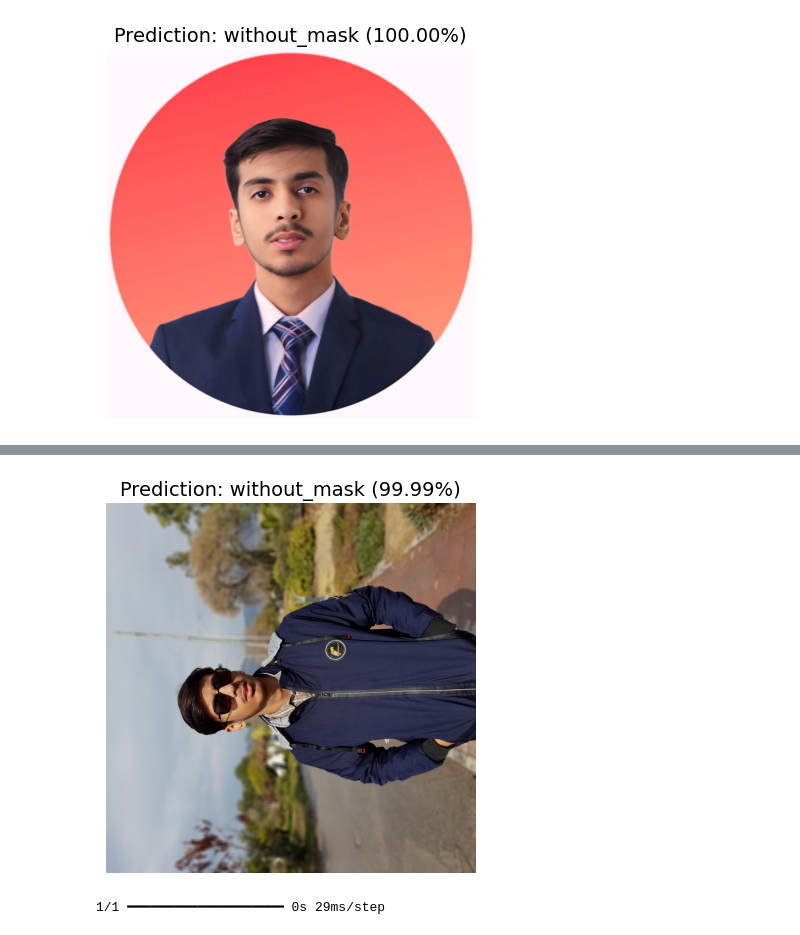
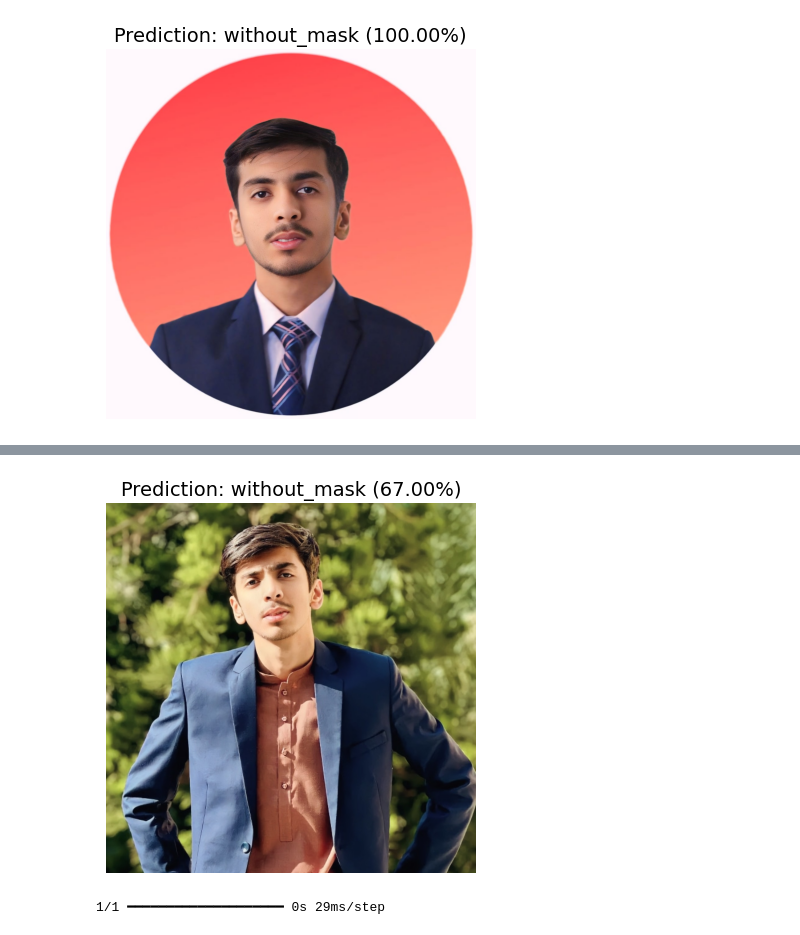
Before and after one commit to Hanzlazafar1/DIP_assignment_02, a Jupyter notebook: facemaskdetection.ipynb, the cells around one changed output, grey strips where cells are left out. Drawn from its saved outputs; the diff is of its cells as text; code cells hidden in the pictures.

```diff
--- a/facemaskdetection.ipynb
+++ b/facemaskdetection.ipynb
@@ -181,7 +181,7 @@ import matplotlib.pyplot as plt
 from tensorflow.keras.utils import load_img, img_to_array
 
 # Load image
-img_path = '/content/20230121_110350.jpg'
+img_path = '/content/IMG_20240102_230454_218.jpg'
 img = load_img(img_path, target_size=(100, 100))
 img_array = img_to_array(img) / 255.0
 img_array = np.expand_dims(img_array, axis=0)
@@ -205,4 +205,4 @@ plt.show()
-[figure, old version]
+[figure, new version]
 # %%
 import numpy as np
 import matplotlib.pyplot as plt
```
Also changed, not shown: parts of 1 cell of this notebook.
